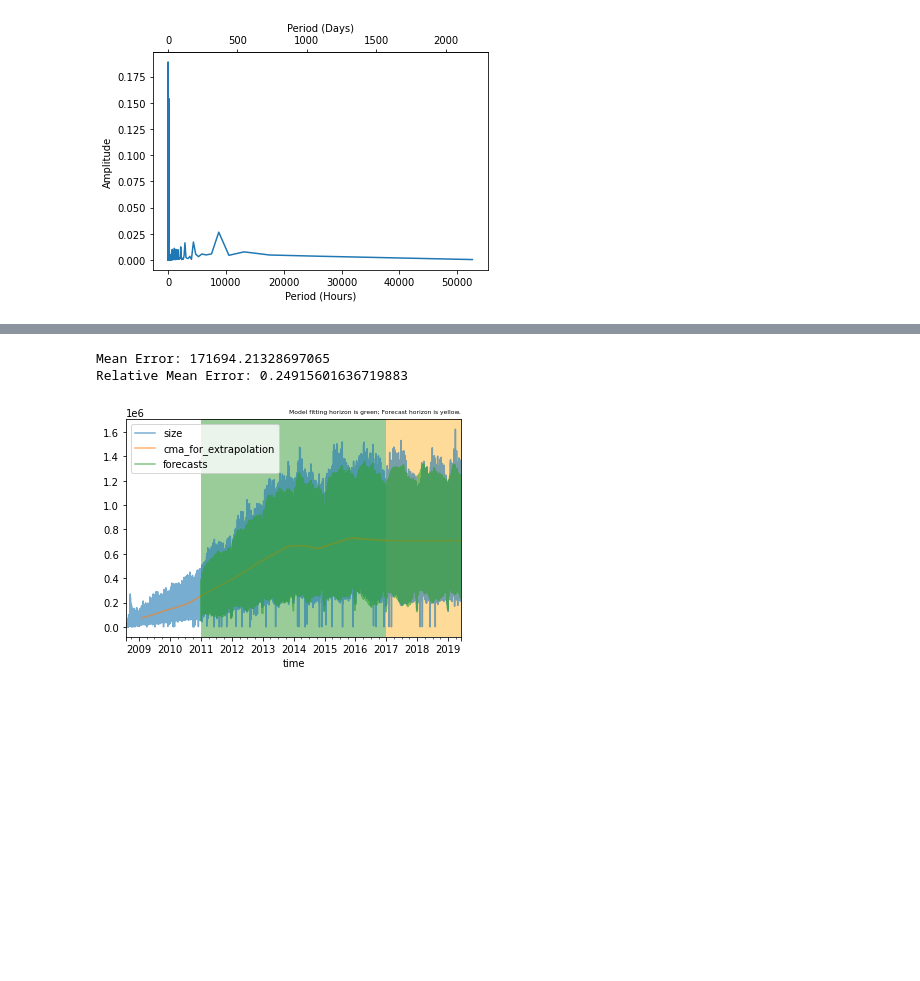
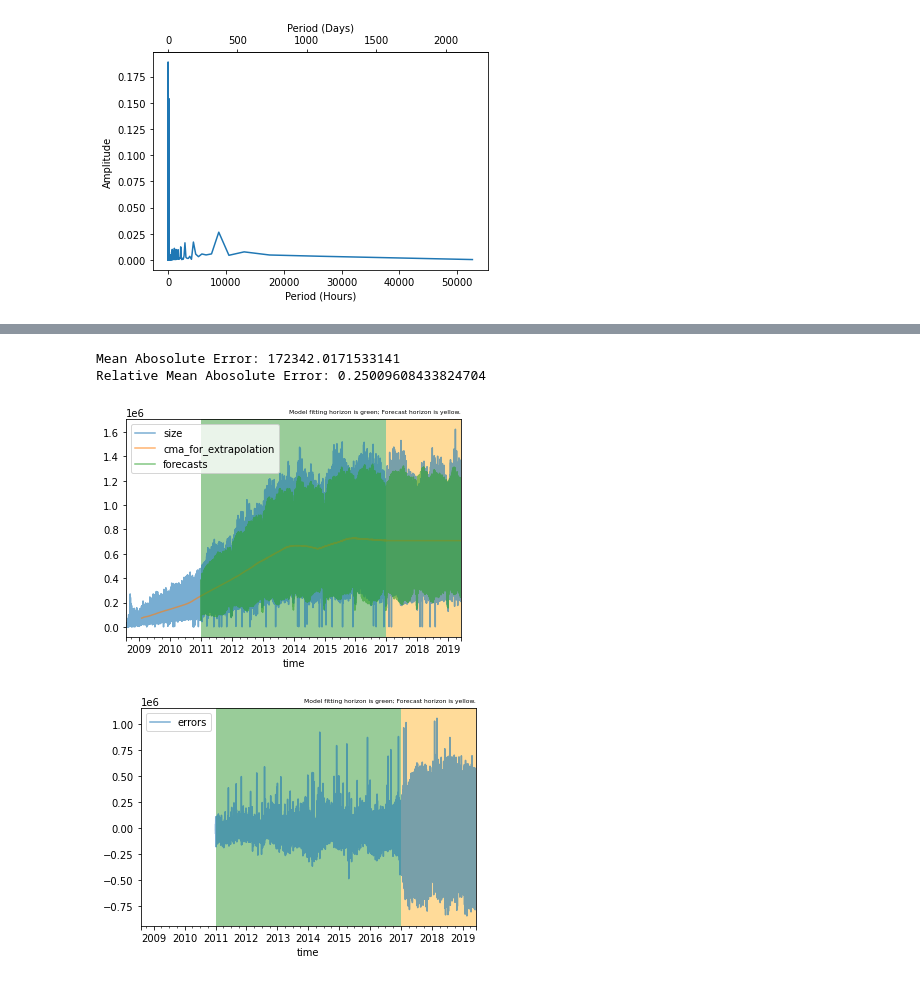
Before and after one commit to PerryXDeng/proj_stack_exchange, a Jupyter notebook: ts_analysis.ipynb, the cells around one changed output, grey strips where cells are left out. Cells and saved outputs as stored; diff of their text form; code cells hidden in the pictures; blank space fills up the shorter version.

```diff
--- a/ts_analysis.ipynb
+++ b/ts_analysis.ipynb
@@ -334,6 +342,6 @@ Relative Mean Error: 0.41748003438550607
 # %%
 # cheat and shift the forecast left by a day and see if it fixes the errors
-# indeed we find that our forecasting series have the weekdays somehow misaligned
+# yes it does (0.14 vs. 0.26). so much of the error is due to misalignment of waves with weekly frequencies
 # how can we fix this without cheating?
 df['forecasts'] = np.nan
 forecasts = df['forecasts'].values.copy()
@@ -344,10 +352,10 @@ fits = np.append(cmas[extrapolation_indices], [cmas[-1]]*24) *  (dft_extrapolate
 fits[num_extrapolations - num_forecasts:num_extrapolations] = fits[num_extrapolations - num_forecasts + 24:num_extrapolations + 24]
 forecasts[extrapolation_indices] = fits[:num_extrapolations]
 df['forecasts'] = forecasts
-df['errors'] = (df['forecasts'] - df['size']).abs()
+df['errors'] = (df['forecasts'] - df['size'])
 
 forecast_horizon = df[forecast_horizon_start:]
-print(f"Mean Error: {forecast_horizon['errors'].mean()}")
-print(f"Relative Mean Error: {forecast_horizon['errors'].mean()/forecast_horizon['size'].mean()}")
+print(f"Mean Abosolute Error: {forecast_horizon['errors'].abs().mean()}")
+print(f"Relative Mean Abosolute Error: {forecast_horizon['errors'].abs().mean()/forecast_horizon['size'].mean()}")
 plot_forecasts(df)
 # %% [output]
@@ -357,7 +366,13 @@ Relative Mean Error: 0.1487506062886119
 # %%
 # filter out high frequency terms ("noise"), low frequency terms (trend), and low amplitude terms and see if it fixes the issue without cheating
-# actually made predictions slightly worse
-# however the extrapolation speed is much faster even with CPU due to smaller fourier series
+
+# the extrapolation speed is much faster even with CPU due to smaller fourier series
+
+# notice how the filtering yields an error distribution in the fitting horizon
+# , which we can use to approximate the error distribution in the forecast horizon
+
+# actually made predictions slightly worse (0.28 vs 0.26)
+# , because the very high frequency terms (close to 60^-2 Hz) appear to be responsible for a lot of the magnitude, almost like a constant term
 def dft_extrapolate_filtered_cpu(freqdom, num_datapoints, index_filter_conditions):
     n = freqdom.size
     amplitudes = np.absolute(freqdom)/n
@@ -377,10 +392,10 @@ num_extrapolations = len(df[fit_horizon_start:])
 extrapolation_indices = df.index >= fit_horizon_start
 forecasts[extrapolation_indices] = cmas[extrapolation_indices] *  (dft_extrapolate_filtered_cpu(signal_fft, num_extrapolations, filtered_indices) + 1)
 df['forecasts'] = forecasts
-df['errors'] = (df['forecasts'] - df['size']).abs()
+df['errors'] = (df['forecasts'] - df['size'])
 
 forecast_horizon = df[forecast_horizon_start:]
-print(f"Mean Error: {forecast_horizon['errors'].mean()}")
-print(f"Relative Mean Error: {forecast_horizon['errors'].mean()/forecast_horizon['size'].mean()}")
+print(f"Mean Abosolute Error: {forecast_horizon['errors'].abs().mean()}")
+print(f"Relative Mean Abosolute Error: {forecast_horizon['errors'].abs().mean()/forecast_horizon['size'].mean()}")
 plot_forecasts(df)
 # %% [output]
@@ -390,24 +406,28 @@ Relative Mean Error: 0.2762466596127651
 # %%
-# filter out only low frequency terms (trend) and low amp terms and see if it fixes the issue without cheating
-# helps a little, will keep this change for future iterations
-filtered_indices = np.insert((periods_days > 365.25) + (amplitudes < 0.005),0,[True])
+# reamplify the signal after applying the noise filter
+# slight improvement! (0.25 vs. 0.26)
+
+# however, the weekly fluctuations are still misaligned
+filtered_indices = np.insert((periods_hours < 5) + (periods_days > 365.25) + (amplitudes < 0.005),0,[True])
+amp = 2
 
 df['forecasts'] = np.nan
 forecasts = df['forecasts'].values.copy()
 num_extrapolations = len(df[fit_horizon_start:])
 extrapolation_indices = df.index >= fit_horizon_start
-forecasts[extrapolation_indices] = cmas[extrapolation_indices] *  (dft_extrapolate_filtered_cpu(signal_fft, num_extrapolations, filtered_indices) + 1)
+forecasts[extrapolation_indices] = cmas[extrapolation_indices] *  (amp * dft_extrapolate_filtered_cpu(signal_fft, num_extrapolations, filtered_indices) + 1)
 df['forecasts'] = forecasts
-df['errors'] = (df['forecasts'] - df['size']).abs()
+df['errors'] = (df['forecasts'] - df['size'])
 
 forecast_horizon = df[forecast_horizon_start:]
-print(f"Mean Error: {forecast_horizon['errors'].mean()}")
-print(f"Relative Mean Error: {forecast_horizon['errors'].mean()/forecast_horizon['size'].mean()}")
+print(f"Mean Abosolute Error: {forecast_horizon['errors'].abs().mean()}")
+print(f"Relative Mean Abosolute Error: {forecast_horizon['errors'].abs().mean()/forecast_horizon['size'].mean()}")
 plot_forecasts(df)
 # %% [output]
-Mean Error: 171694.21328697065
-Relative Mean Error: 0.24915601636719883
+Mean Abosolute Error: 172342.0171533141
+Relative Mean Abosolute Error: 0.25009608433824704
-[figure, old version]
+[figure, new version]
+[figure, added]
 # %%
 # maybe having a more recent fitting horizon can improve our model rather than one that starts from 2011?
 # nope - made things worse
```
Also changed, not shown: parts of 11 cells of this notebook.
